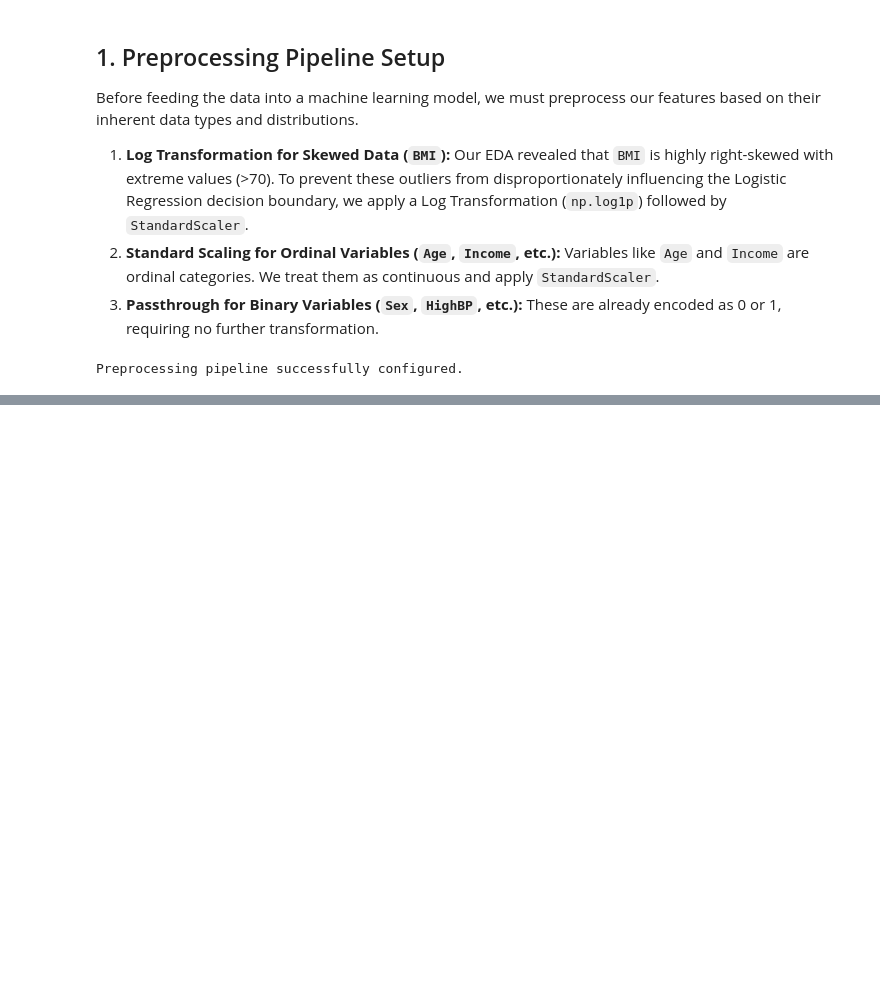
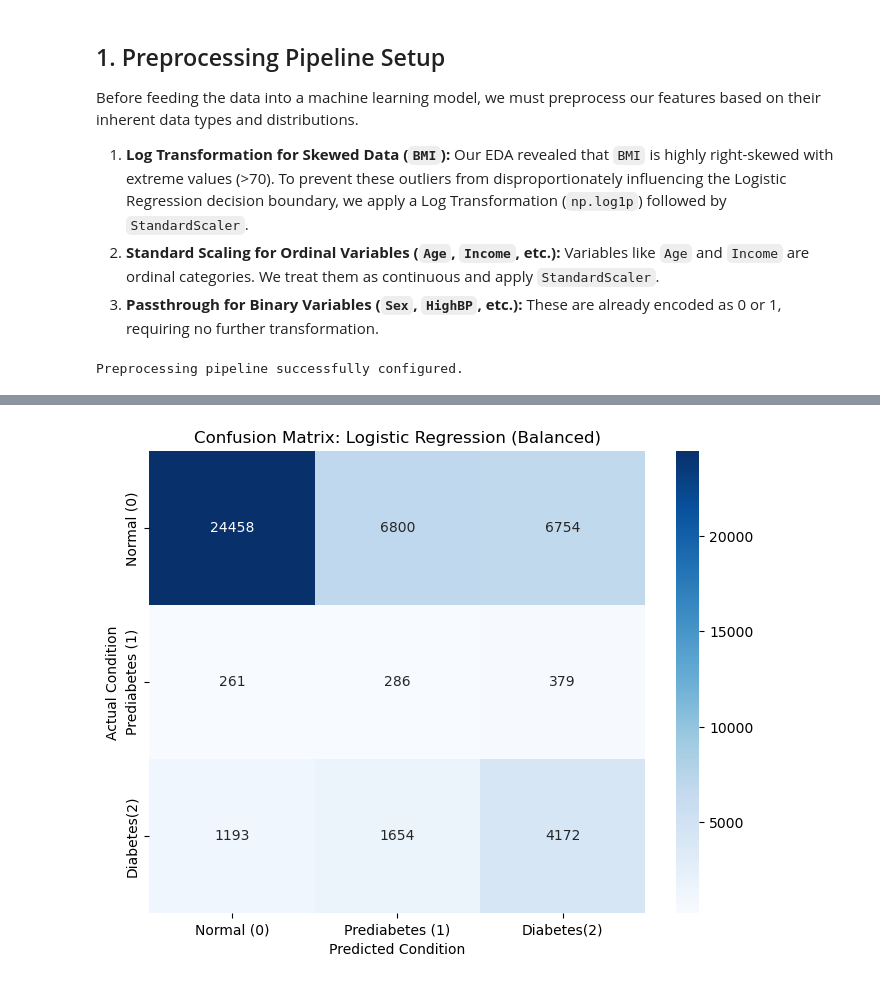
Before and after one commit to jayjay0317/Diabetes-ML-Pipeline-Analysis, a Jupyter notebook: 02_Diabetes_Model_Training.ipynb, the cells around one changed output, grey strips where cells are left out. Drawn from its saved outputs; the diff is of its cells as text; code cells hidden in the pictures; blank space fills up the shorter version.

Commit message:
Update notebook2: logistic regression

```diff
--- a/02_Diabetes_Model_Training.ipynb
+++ b/02_Diabetes_Model_Training.ipynb
@@ -60,0 +69,16 @@ Preprocessing pipeline successfully configured.
+# %%
+from sklearn.linear_model import LogisticRegression
+from sklearn.metrics import classification_report, confusion_matrix
+
+# Construct the final pipeline
+log_reg_pipeline = Pipeline(steps=[
+    ('preprocessor', preprocessor),
+    ('classifier', LogisticRegression(class_weight='balanced', max_iter=1000, random_state=42))
+])
+
+# Train the model using the training set
+log_reg_pipeline.fit(X_train, y_train)
+# Generate predictions on the test set
+y_pred_log_reg = log_reg_pipeline.predict(X_test)
+
+print('Logistic Regression Pipeline Trained and Predictions Generated.')
@@ -60,0 +103,13 @@ Preprocessing pipeline successfully configured.
+# %%
+# Visualize the Confusion Matrix
+cm = confusion_matrix(y_test, y_pred_log_reg)
+plt.figure(figsize=(8, 6))
+sns.heatmap(cm, annot=True, fmt='d', cmap='Blues',
+            xticklabels=['Normal (0)', 'Prediabetes (1)', 'Diabetes(2)'],
+            yticklabels=['Normal (0)', 'Prediabetes (1)', 'Diabetes(2)'])
+plt.title('Confusion Matrix: Logistic Regression (Balanced)')
+plt.ylabel('Actual Condition')
+plt.xlabel('Predicted Condition')
+plt.show()
+# %% [output]
+[figure, added]
```
Also changed, not shown: parts of 5 cells of this notebook.
